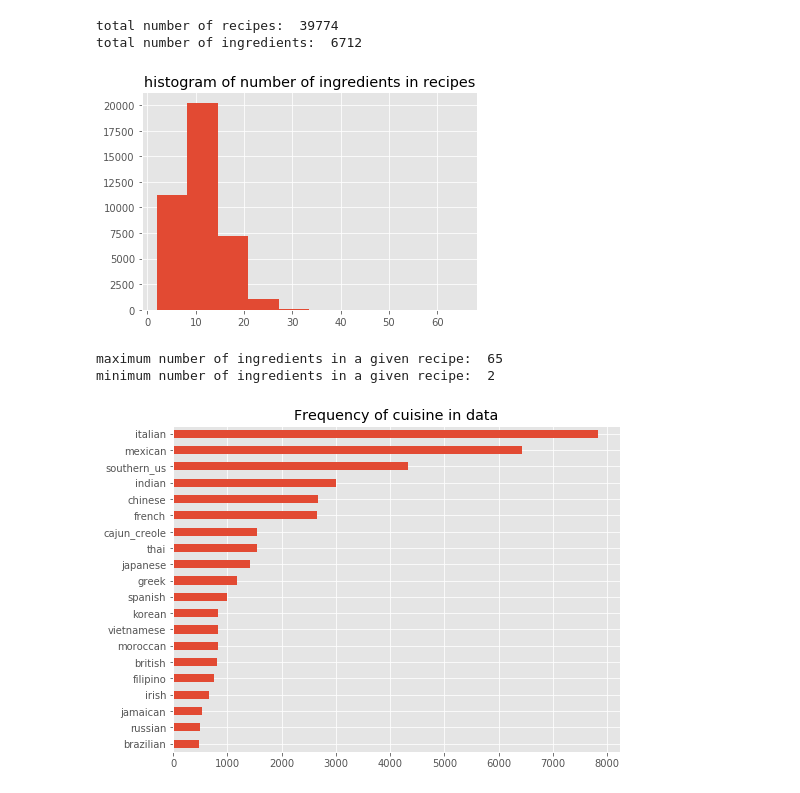
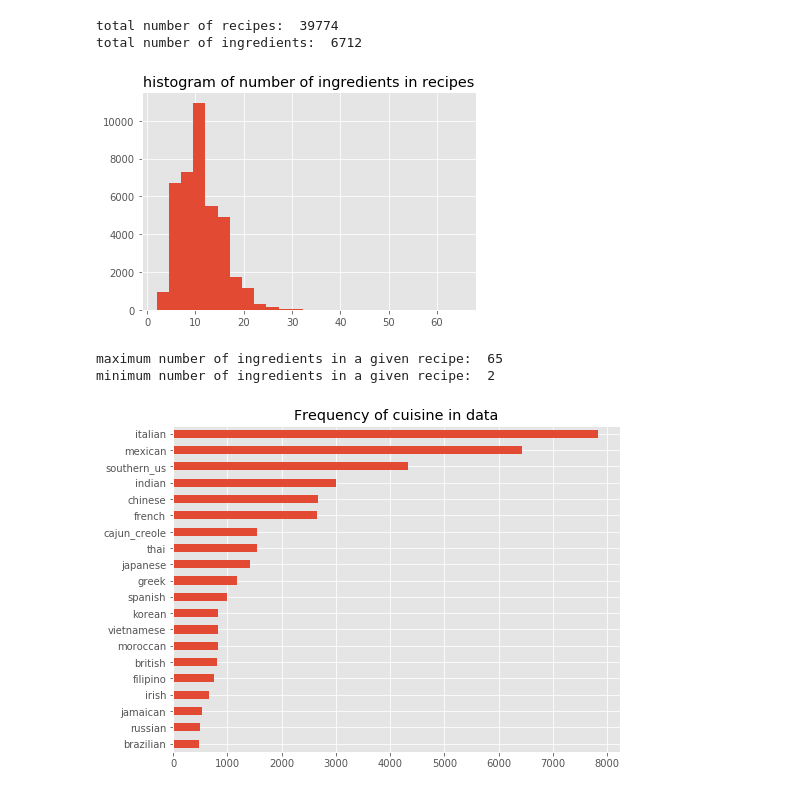
Before and after one commit to irishryoon/recipes, a Jupyter notebook: ingredients_recommendation.ipynb, the cells around one changed output. Drawn from its saved outputs; the diff is of its cells as text; code cells hidden in the pictures.

```diff
--- a/ingredients_recommendation.ipynb
+++ b/ingredients_recommendation.ipynb
@@ -203,6 +203,7 @@ df.head()
 # %%
 # load data
 df = pd.read_csv('data/ingredient_recommendation/data.csv')
+df = df.drop(df.columns[0], axis=1)
 
 # Convert to format (list of lists)
 documents = [ast.literal_eval(df.document[idx]) for idx in range(df.shape[0])]
@@ -217,15 +218,15 @@ total number of recipes:  39774
 total number of ingredients:  6712
 # %%
 # Number of ingredients in each recipe
-ing_len = [len(x) for x in ingredients]
+ing_len = [len(x) for x in documents]
 
-plt.hist(ing_len)
+plt.hist(ing_len, bins = 25)
 plt.title('histogram of number of ingredients in recipes')
 plt.show()
 print('maximum number of ingredients in a given recipe: ', max(ing_len))
 print('minimum number of ingredients in a given recipe: ', min(ing_len))
 # %% [output]
-[figure, old version]
+[figure, new version]
 maximum number of ingredients in a given recipe:  65
 minimum number of ingredients in a given recipe:  2
 # %%
```
Also changed, not shown: parts of 14 cells of this notebook, 1 other file.
